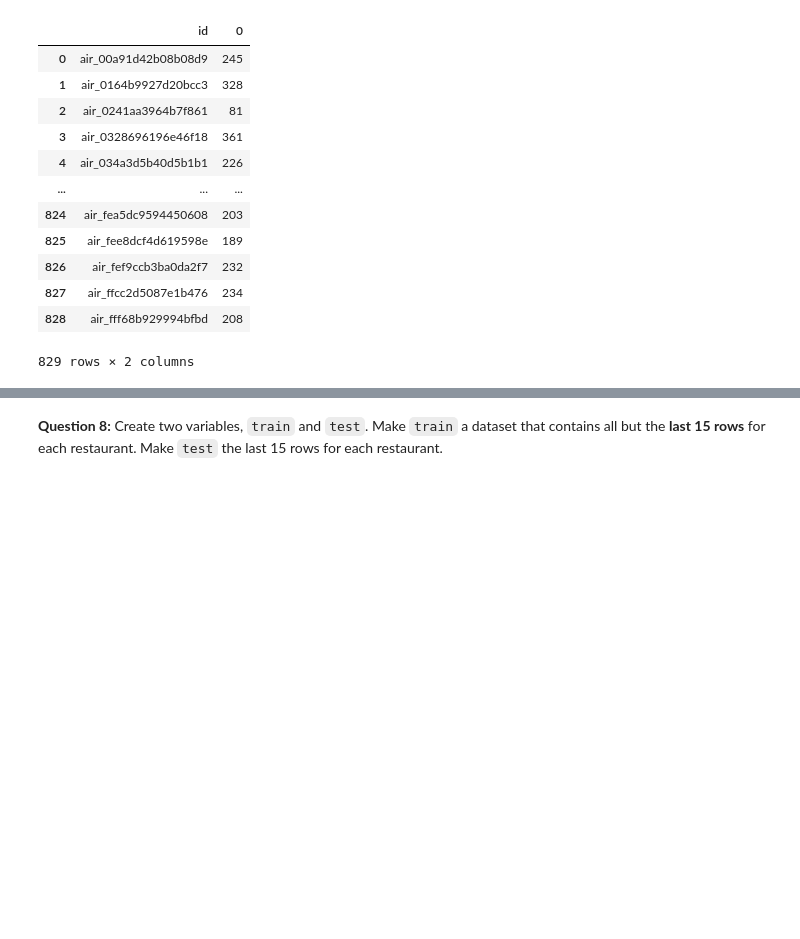
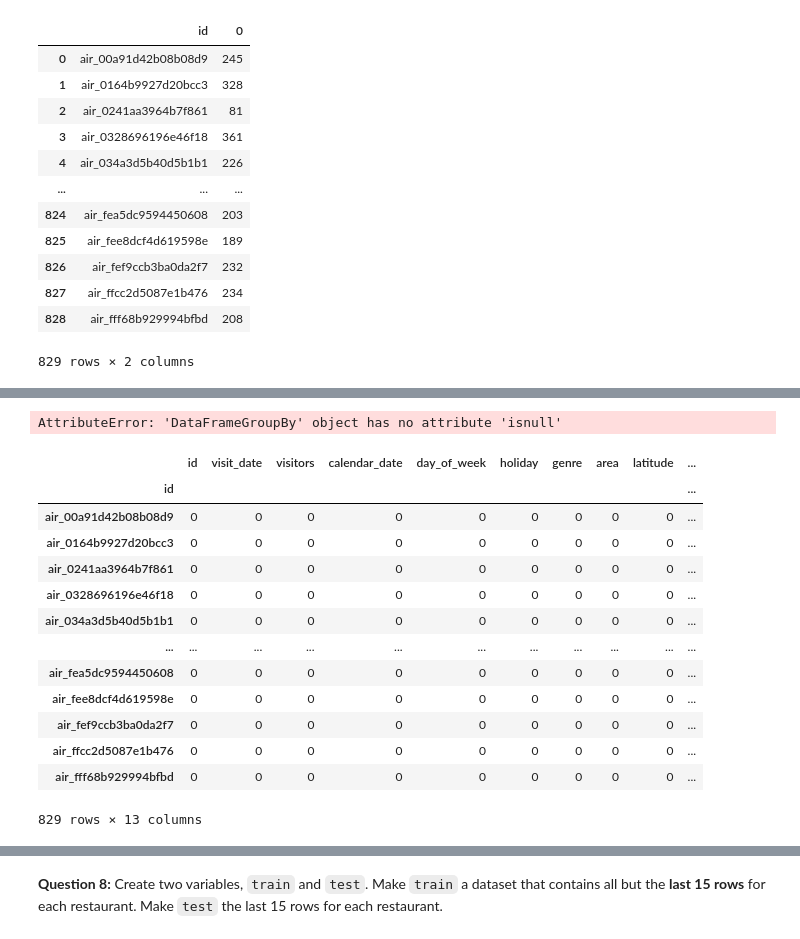
Before and after one commit to Lothdyn/my-1019-repo, a Jupyter notebook: ClassMaterial/Unit2/Class7/Labs/Pandas Lab -- Grouping & Merging .ipynb, the cells around one changed output, grey strips where cells are left out. Saved outputs shown, nothing was run; the diff lists cells and outputs as text; code cells hidden in the pictures; blank space fills up the shorter version.

```diff
--- a/ClassMaterial/Unit2/Class7/Labs/Pandas Lab -- Grouping & Merging .ipynb
+++ b/ClassMaterial/Unit2/Class7/Labs/Pandas Lab -- Grouping & Merging .ipynb
@@ -474,0 +592,3 @@ q4df_final
+# %%
+df['year'] = df['visit_date'].dt.year
+df['quarter'] = df['visit_date'].dt.quarter
@@ -544,0 +718,22 @@ q7.reset_index()
+# %%
+# Can't do this
+df.groupby('id').isnull().sum()
+# %% [output]
+AttributeError: 'DataFrameGroupBy' object has no attribute 'isnull'
+# %%
+df.groupby('id').apply(lambda x: x.isnull().sum())
+# %% [output]
+|  | id | visit_date | visitors | calendar_date | day_of_week | holiday | genre | area | latitude | ... |
+| id |  |  |  |  |  |  |  |  |  | ... |
+| air_00a91d42b08b08d9 | 0 | 0 | 0 | 0 | 0 | 0 | 0 | 0 | 0 | ... |
+| air_0164b9927d20bcc3 | 0 | 0 | 0 | 0 | 0 | 0 | 0 | 0 | 0 | ... |
+| air_0241aa3964b7f861 | 0 | 0 | 0 | 0 | 0 | 0 | 0 | 0 | 0 | ... |
+| air_0328696196e46f18 | 0 | 0 | 0 | 0 | 0 | 0 | 0 | 0 | 0 | ... |
+| air_034a3d5b40d5b1b1 | 0 | 0 | 0 | 0 | 0 | 0 | 0 | 0 | 0 | ... |
+| ... | ... | ... | ... | ... | ... | ... | ... | ... | ... | ... |
+| air_fea5dc9594450608 | 0 | 0 | 0 | 0 | 0 | 0 | 0 | 0 | 0 | ... |
+| air_fee8dcf4d619598e | 0 | 0 | 0 | 0 | 0 | 0 | 0 | 0 | 0 | ... |
+| air_fef9ccb3ba0da2f7 | 0 | 0 | 0 | 0 | 0 | 0 | 0 | 0 | 0 | ... |
+| air_ffcc2d5087e1b476 | 0 | 0 | 0 | 0 | 0 | 0 | 0 | 0 | 0 | ... |
+| air_fff68b929994bfbd | 0 | 0 | 0 | 0 | 0 | 0 | 0 | 0 | 0 | ... |
+829 rows × 13 columns
```
Also changed, not shown: parts of 34 cells of this notebook, 1 other file.
